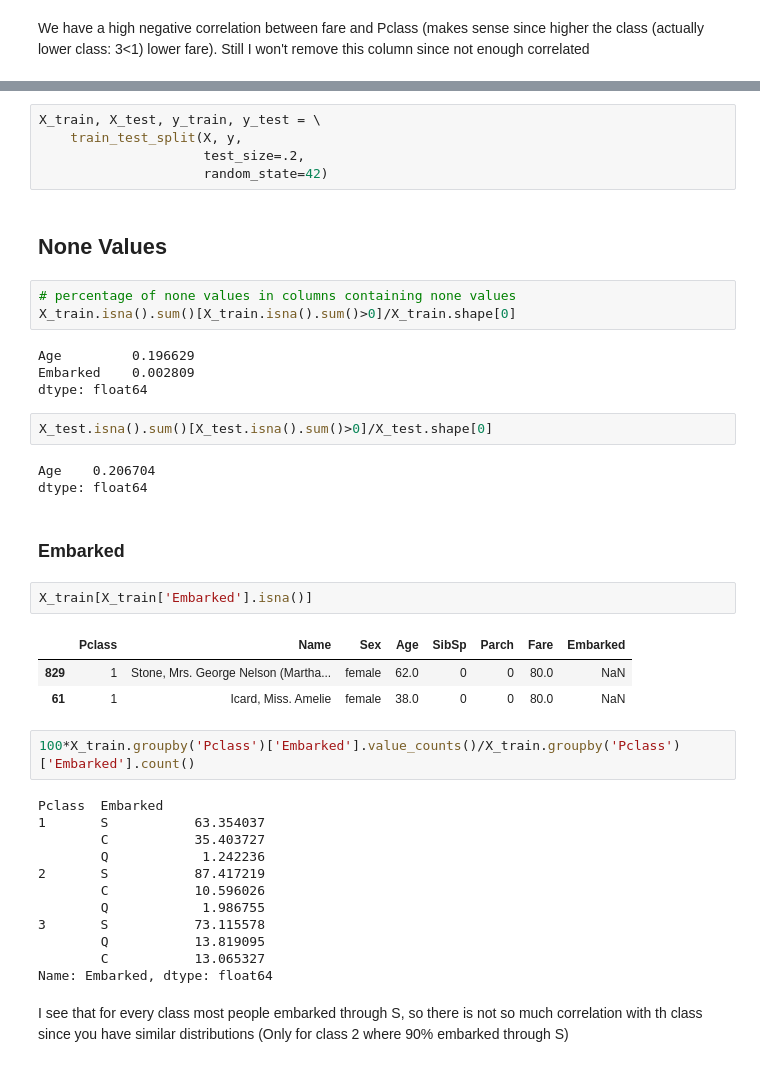
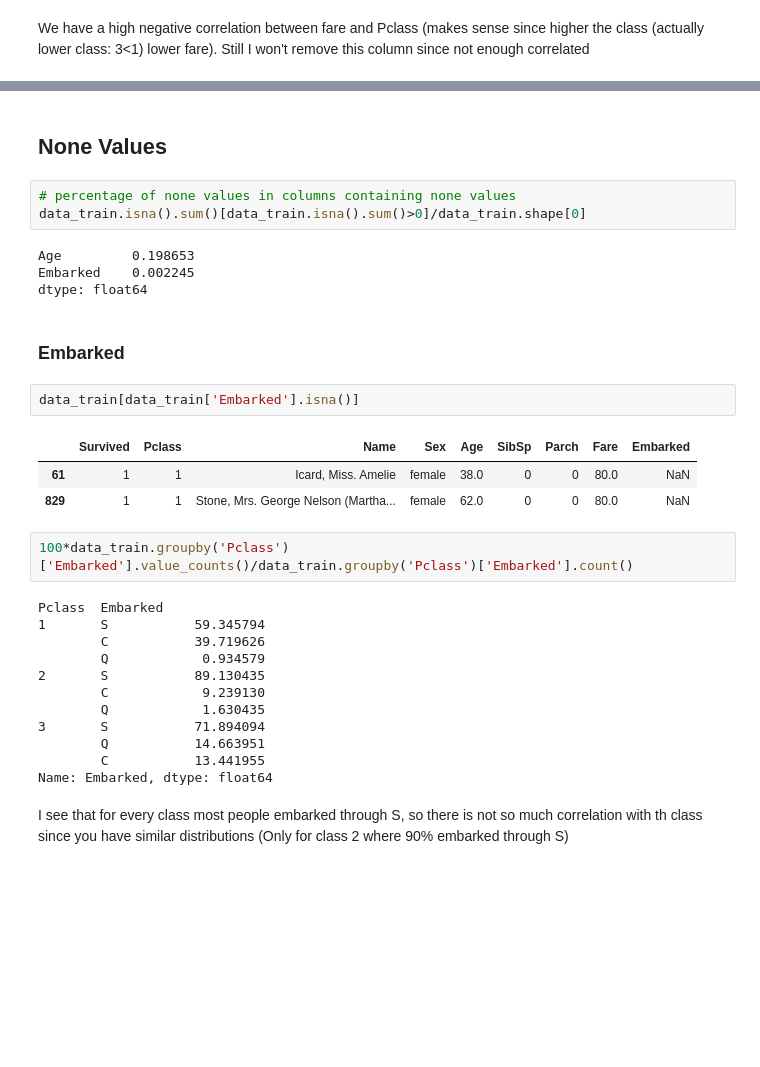
Before and after one commit to noakawa/Titanic, a Jupyter notebook: Titanic.ipynb, the cells around one changed output, grey strips where cells are left out. Drawn from its saved outputs; the diff is of its cells as text; blank space fills up the shorter version.

```diff
--- a/Titanic.ipynb
+++ b/Titanic.ipynb
@@ -280,43 +274,33 @@ from sklearn.model_selection import train_test_split
-# %%
-X_train, X_test, y_train, y_test = \
-    train_test_split(X, y,
-                     test_size=.2,
-                     random_state=42)
 # %% [markdown]
 ## None Values
 # %%
 # percentage of none values in columns containing none values
-X_train.isna().sum()[X_train.isna().sum()>0]/X_train.shape[0]
+data_train.isna().sum()[data_train.isna().sum()>0]/data_train.shape[0]
 # %% [output]
-Age         0.196629
-Embarked    0.002809
+Age         0.198653
+Embarked    0.002245
 dtype: float64
-# %%
-X_test.isna().sum()[X_test.isna().sum()>0]/X_test.shape[0]
-# %% [output]
-Age    0.206704
-dtype: float64
 # %% [markdown]
 ### Embarked
 # %%
-X_train[X_train['Embarked'].isna()]
+data_train[data_train['Embarked'].isna()]
 # %% [output]
-|  | Pclass | Name | Sex | Age | SibSp | Parch | Fare | Embarked |
-| 829 | 1 | Stone, Mrs. George Nelson (Martha... | female | 62.0 | 0 | 0 | 80.0 | NaN |
-| 61 | 1 | Icard, Miss. Amelie | female | 38.0 | 0 | 0 | 80.0 | NaN |
+|  | Survived | Pclass | Name | Sex | Age | SibSp | Parch | Fare | Embarked |
+| 61 | 1 | 1 | Icard, Miss. Amelie | female | 38.0 | 0 | 0 | 80.0 | NaN |
+| 829 | 1 | 1 | Stone, Mrs. George Nelson (Martha... | female | 62.0 | 0 | 0 | 80.0 | NaN |
 # %%
-100*X_train.groupby('Pclass')['Embarked'].value_counts()/X_train.groupby('Pclass')['Embarked'].count()
+100*data_train.groupby('Pclass')['Embarked'].value_counts()/data_train.groupby('Pclass')['Embarked'].count()
 # %% [output]
 Pclass  Embarked
-1       S           63.354037
-        C           35.403727
-        Q            1.242236
-2       S           87.417219
-        C           10.596026
-        Q            1.986755
-3       S           73.115578
-        Q           13.819095
-        C           13.065327
+1       S           59.345794
+        C           39.719626
+        Q            0.934579
+2       S           89.130435
+        C            9.239130
+        Q            1.630435
+3       S           71.894094
+        Q           14.663951
+        C           13.441955
 Name: Embarked, dtype: float64
 # %% [markdown]
 I see that for every class most people embarked through S, so there is not so much correlation with th class since you have similar distributions (Only for class 2 where 90% embarked through S)
```
Also changed, not shown: parts of 123 cells of this notebook.
